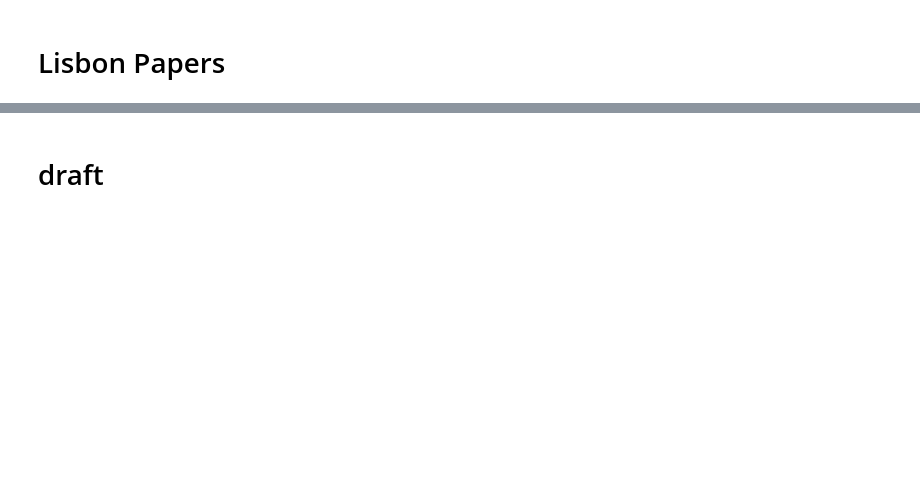
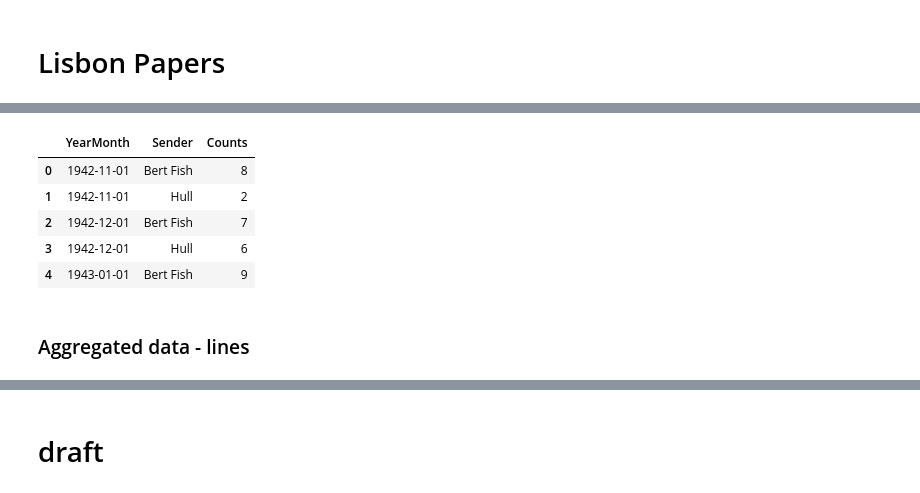
Before and after one commit to Marcelobbr/CPDOC, a Jupyter notebook: notebooks/data_vis.ipynb, the cells around one changed output, grey strips where cells are left out. Saved outputs shown, nothing was run; the diff lists cells and outputs as text; code cells hidden in the pictures; blank space fills up the shorter version.

```diff
--- a/notebooks/data_vis.ipynb
+++ b/notebooks/data_vis.ipynb
@@ -184,0 +246,11 @@ show(p)
+# %%
+aggr_dfs_dict.head()
+# %% [output]
+|  | YearMonth | Sender | Counts |
+| 0 | 1942-11-01 | Bert Fish | 8 |
+| 1 | 1942-11-01 | Hull | 2 |
+| 2 | 1942-12-01 | Bert Fish | 7 |
+| 3 | 1942-12-01 | Hull | 6 |
+| 4 | 1943-01-01 | Bert Fish | 9 |
+# %% [markdown]
+### Aggregated data - lines
```
Also changed, not shown: parts of 51 cells of this notebook.
